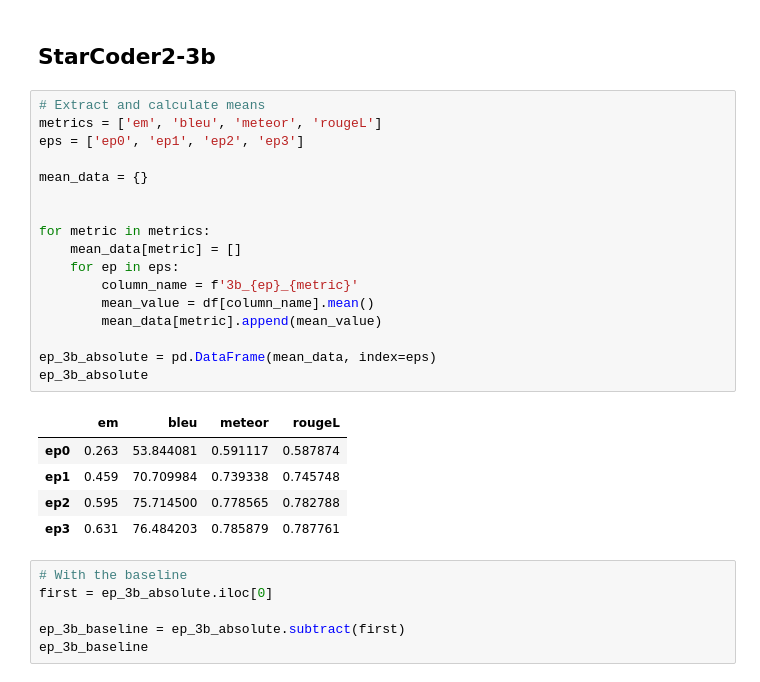
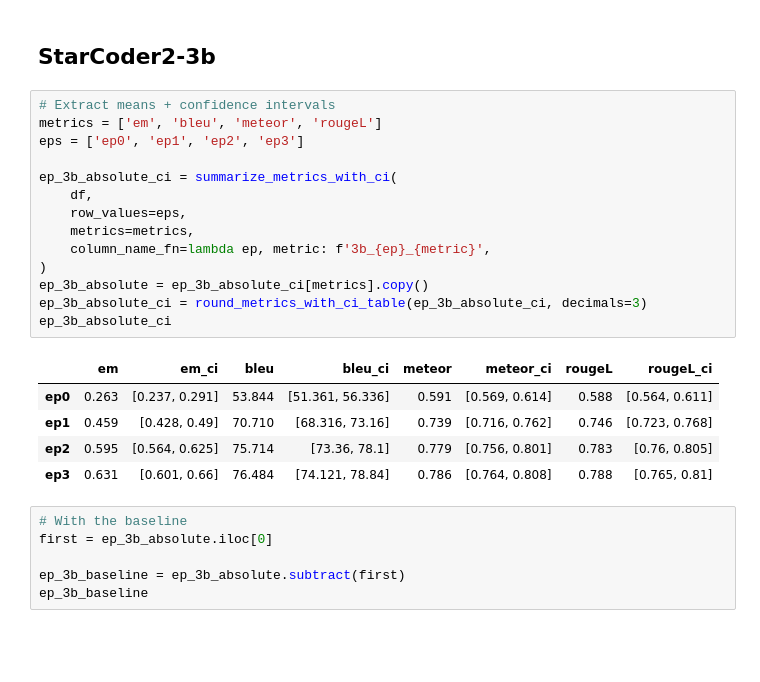
Before and after one commit to AISE-TUDelft/LLM4Code-memtune-ext, a Jupyter notebook: experiments/full_precision/memorization/results/p_results_mem.ipynb, the cells around one changed output. Cells and saved outputs as stored; diff of their text form; blank space fills up the shorter version.

```diff
--- a/experiments/full_precision/memorization/results/p_results_mem.ipynb
+++ b/experiments/full_precision/memorization/results/p_results_mem.ipynb
@@ -34,28 +48,25 @@ df.head()
 # %% [markdown]
 ## StarCoder2-3b
 # %%
-# Extract and calculate means
+# Extract means + confidence intervals
 metrics = ['em', 'bleu', 'meteor', 'rougeL']
 eps = ['ep0', 'ep1', 'ep2', 'ep3']
 
-mean_data = {}
-
-
-for metric in metrics:
-    mean_data[metric] = []
-    for ep in eps:
-        column_name = f'3b_{ep}_{metric}'
-        mean_value = df[column_name].mean()
-        mean_data[metric].append(mean_value)
-
-ep_3b_absolute = pd.DataFrame(mean_data, index=eps)
-ep_3b_absolute
+ep_3b_absolute_ci = summarize_metrics_with_ci(
+    df,
+    row_values=eps,
+    metrics=metrics,
+    column_name_fn=lambda ep, metric: f'3b_{ep}_{metric}',
+)
+ep_3b_absolute = ep_3b_absolute_ci[metrics].copy()
+ep_3b_absolute_ci = round_metrics_with_ci_table(ep_3b_absolute_ci, decimals=3)
+ep_3b_absolute_ci
 # %% [output]
-|  | em | bleu | meteor | rougeL |
-| ep0 | 0.263 | 53.844081 | 0.591117 | 0.587874 |
-| ep1 | 0.459 | 70.709984 | 0.739338 | 0.745748 |
-| ep2 | 0.595 | 75.714500 | 0.778565 | 0.782788 |
-| ep3 | 0.631 | 76.484203 | 0.785879 | 0.787761 |
+|  | em | em_ci | bleu | bleu_ci | meteor | meteor_ci | rougeL | rougeL_ci |
+| ep0 | 0.263 | [0.237, 0.291] | 53.844 | [51.361, 56.336] | 0.591 | [0.569, 0.614] | 0.588 | [0.564, 0.611] |
+| ep1 | 0.459 | [0.428, 0.49] | 70.710 | [68.316, 73.16] | 0.739 | [0.716, 0.762] | 0.746 | [0.723, 0.768] |
+| ep2 | 0.595 | [0.564, 0.625] | 75.714 | [73.36, 78.1] | 0.779 | [0.756, 0.801] | 0.783 | [0.76, 0.805] |
+| ep3 | 0.631 | [0.601, 0.66] | 76.484 | [74.121, 78.84] | 0.786 | [0.764, 0.808] | 0.788 | [0.765, 0.81] |
 # %%
 # With the baseline
 first = ep_3b_absolute.iloc[0]
```
Also changed, not shown: parts of 23 cells of this notebook.
